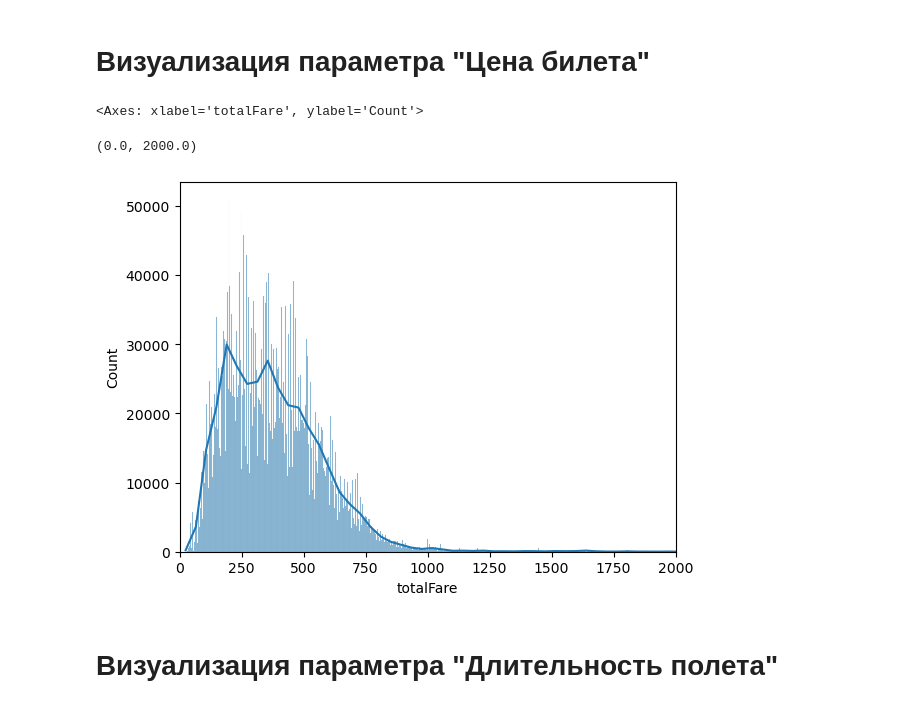
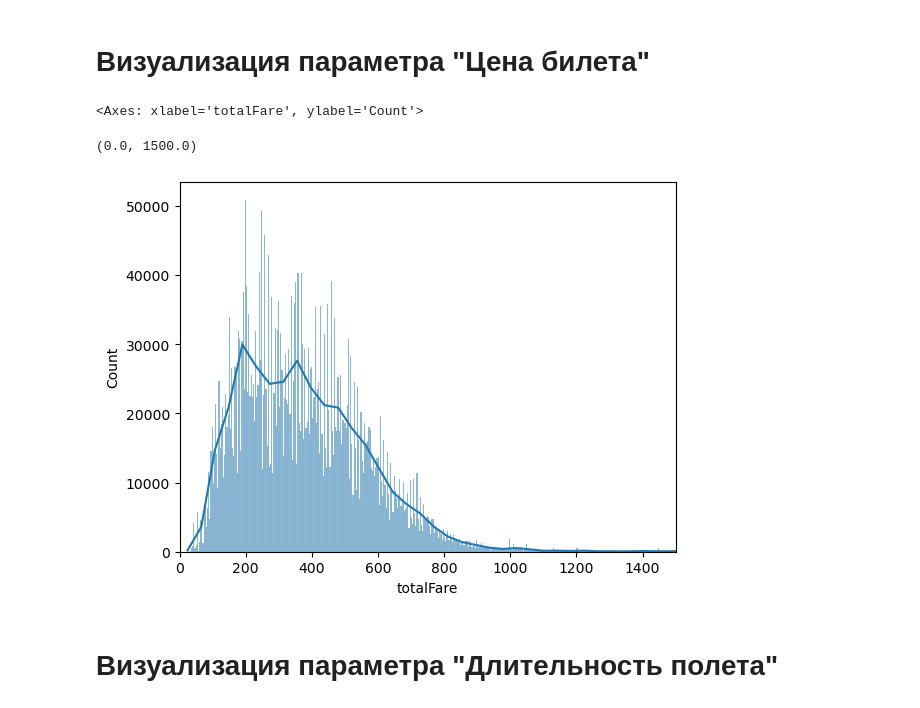
Before and after one commit to Scorpion259/SOBDLab1, a Jupyter notebook: Lab1.ipynb, the cells around one changed output. Drawn from its saved outputs; the diff is of its cells as text; code cells hidden in the pictures.

```diff
--- a/Lab1.ipynb
+++ b/Lab1.ipynb
@@ -328,19 +328,19 @@ summary.show()
 # %%
 import pandas as pd
 import matplotlib.pyplot as plt
 import seaborn as sns
 
 # Преобразование PySpark DataFrame в Pandas DataFrame
 pandas_df = df.sample(fraction=0.3, seed=42).toPandas()
 
 # Создание гистограммы и KDE для признака 'actual_consumption' с использованием Pandas и Seaborn
 sns.histplot(data=pandas_df, x='totalFare', kde=True)
-plt.xlim(0, 2000)
+plt.xlim(0, 1500)
 plt.show()
 # %% [output]
 <Axes: xlabel='totalFare', ylabel='Count'>
-(0.0, 2000.0)
+(0.0, 1500.0)
-[figure, old version]
+[figure, new version]
 # %% [markdown]
 # Визуализация параметра "Длительность полета"
 # %%
```
